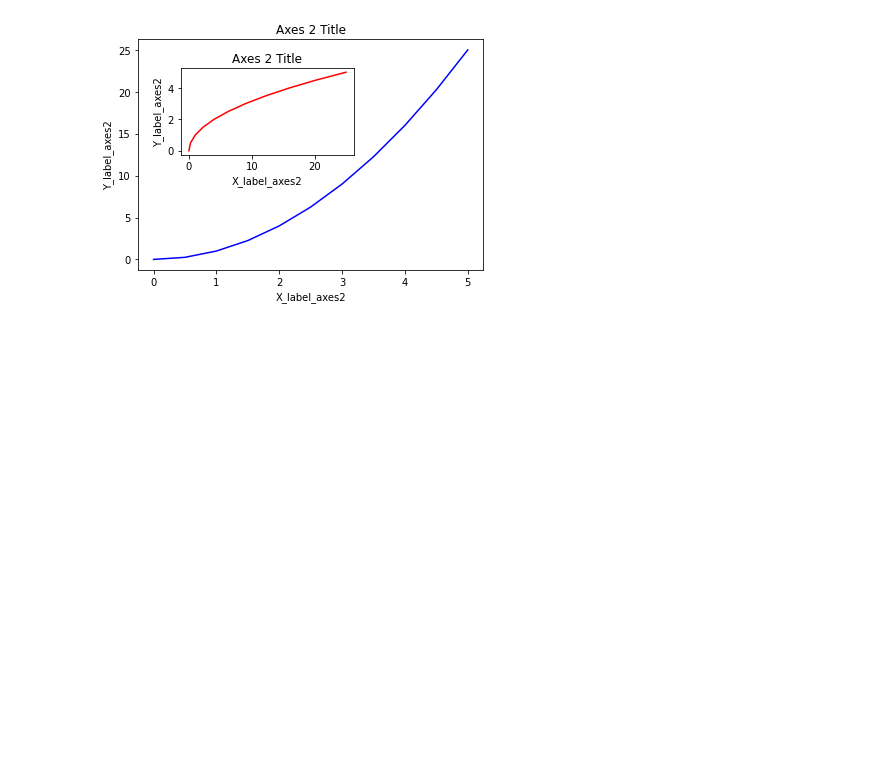
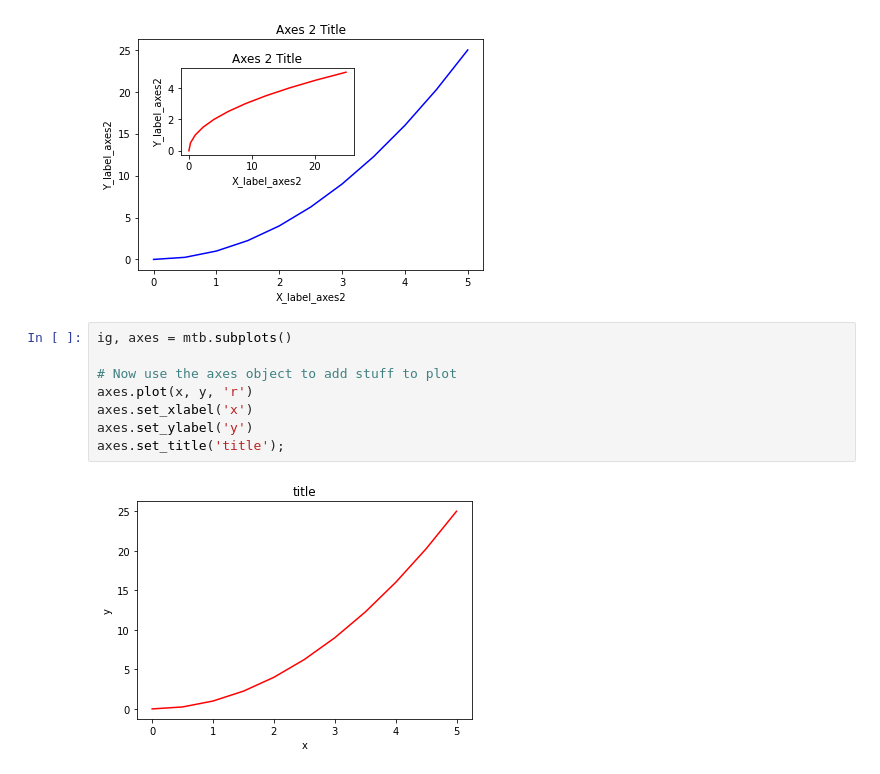
Before and after one commit to Gaurav065/Python, a Jupyter notebook: EDA/mat.ipynb, the cells around one changed output. Cells and saved outputs as stored; diff of their text form; blank space fills up the shorter version.

```diff
--- a/EDA/mat.ipynb
+++ b/EDA/mat.ipynb
@@ -64,3 +64,13 @@ axes2.set_ylabel('Y_label_axes2')
 axes2.set_title('Axes 2 Title');
 # %% [output]
 [figure]
+# %%
+ig, axes = mtb.subplots()
+
+# Now use the axes object to add stuff to plot
+axes.plot(x, y, 'r')
+axes.set_xlabel('x')
+axes.set_ylabel('y')
+axes.set_title('title');
+# %% [output]
+[figure, added]
```
Also changed, not shown: parts of 1 cell of this notebook.
